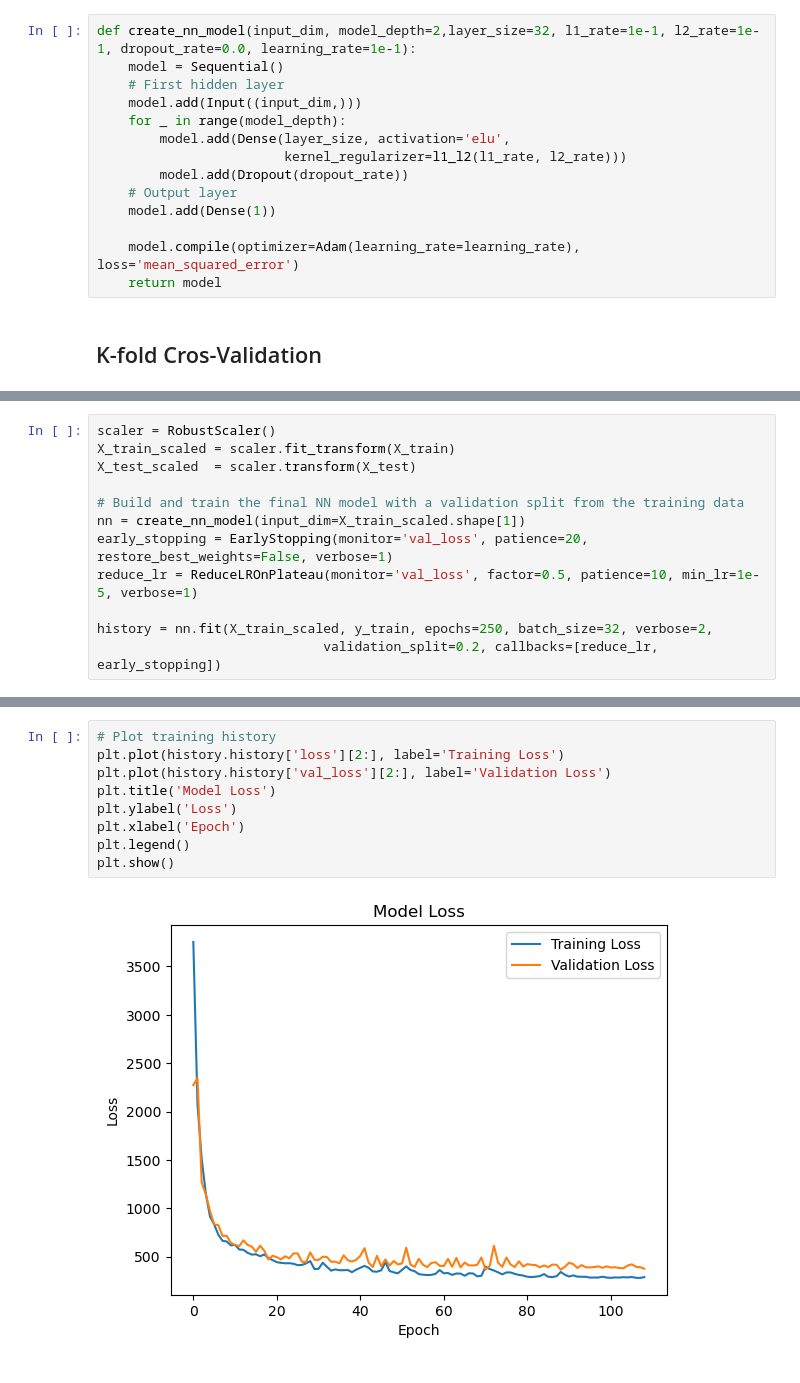
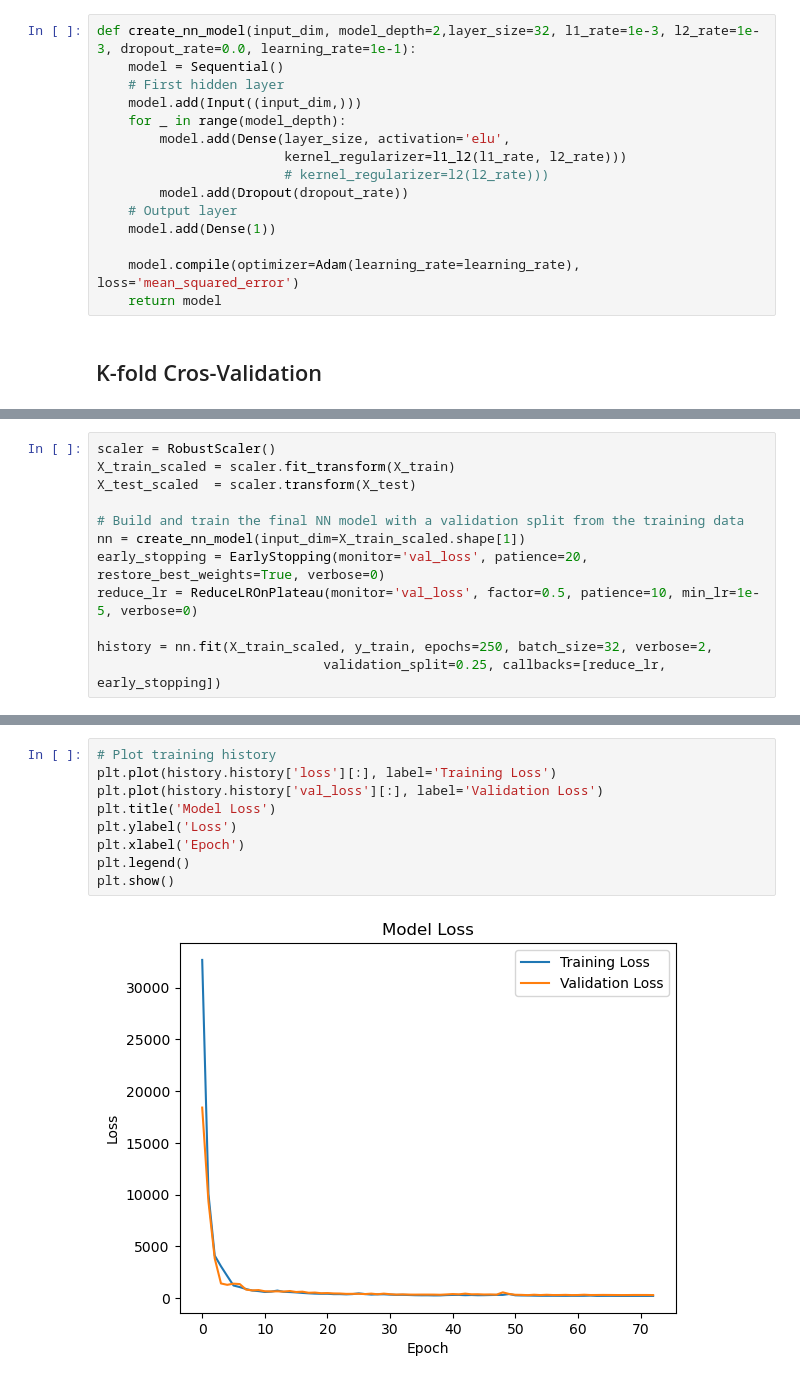
Before and after one commit to ozgucbertug/3DCP-Extrusion-Parameter-Optimization, a Jupyter notebook: data_driven_3dcp.ipynb, the cells around one changed output, grey strips where cells are left out. Drawn from its saved outputs; the diff is of its cells as text.

```diff
--- a/data_driven_3dcp.ipynb
+++ b/data_driven_3dcp.ipynb
@@ -229,13 +76,14 @@ Average Validation MSE: 527.0731
 # %% [markdown]
 ## ANN Model
 # %%
-def create_nn_model(input_dim, model_depth=2,layer_size=32, l1_rate=1e-1, l2_rate=1e-1, dropout_rate=0.0, learning_rate=1e-1):
+def create_nn_model(input_dim, model_depth=2,layer_size=32, l1_rate=1e-3, l2_rate=1e-3, dropout_rate=0.0, learning_rate=1e-1):
     model = Sequential()
     # First hidden layer
     model.add(Input((input_dim,)))
     for _ in range(model_depth):
         model.add(Dense(layer_size, activation='elu',
                         kernel_regularizer=l1_l2(l1_rate, l2_rate)))
+                        # kernel_regularizer=l2(l2_rate)))
         model.add(Dropout(dropout_rate))
     # Output layer
     model.add(Dense(1))
@@ -304,10 +178,10 @@ X_test_scaled  = scaler.transform(X_test)
 
 # Build and train the final NN model with a validation split from the training data
 nn = create_nn_model(input_dim=X_train_scaled.shape[1])
-early_stopping = EarlyStopping(monitor='val_loss', patience=20, restore_best_weights=False, verbose=1)
-reduce_lr = ReduceLROnPlateau(monitor='val_loss', factor=0.5, patience=10, min_lr=1e-5, verbose=1)
+early_stopping = EarlyStopping(monitor='val_loss', patience=20, restore_best_weights=True, verbose=0)
+reduce_lr = ReduceLROnPlateau(monitor='val_loss', factor=0.5, patience=10, min_lr=1e-5, verbose=0)
 
 history = nn.fit(X_train_scaled, y_train, epochs=250, batch_size=32, verbose=2,
-                             validation_split=0.2, callbacks=[reduce_lr, early_stopping])
+                             validation_split=0.25, callbacks=[reduce_lr, early_stopping])
 # %% [output]
 Epoch 1/250
@@ -330,11 +206,11 @@ Epoch 111: early stopping
 # %%
 # Plot training history
-plt.plot(history.history['loss'][2:], label='Training Loss')
-plt.plot(history.history['val_loss'][2:], label='Validation Loss')
+plt.plot(history.history['loss'][:], label='Training Loss')
+plt.plot(history.history['val_loss'][:], label='Validation Loss')
 plt.title('Model Loss')
 plt.ylabel('Loss')
 plt.xlabel('Epoch')
 plt.legend()
 plt.show()
 # %% [output]
-[figure, old version]
+[figure, new version]
```
Also changed, not shown: parts of 30 cells of this notebook, 5 other files.
